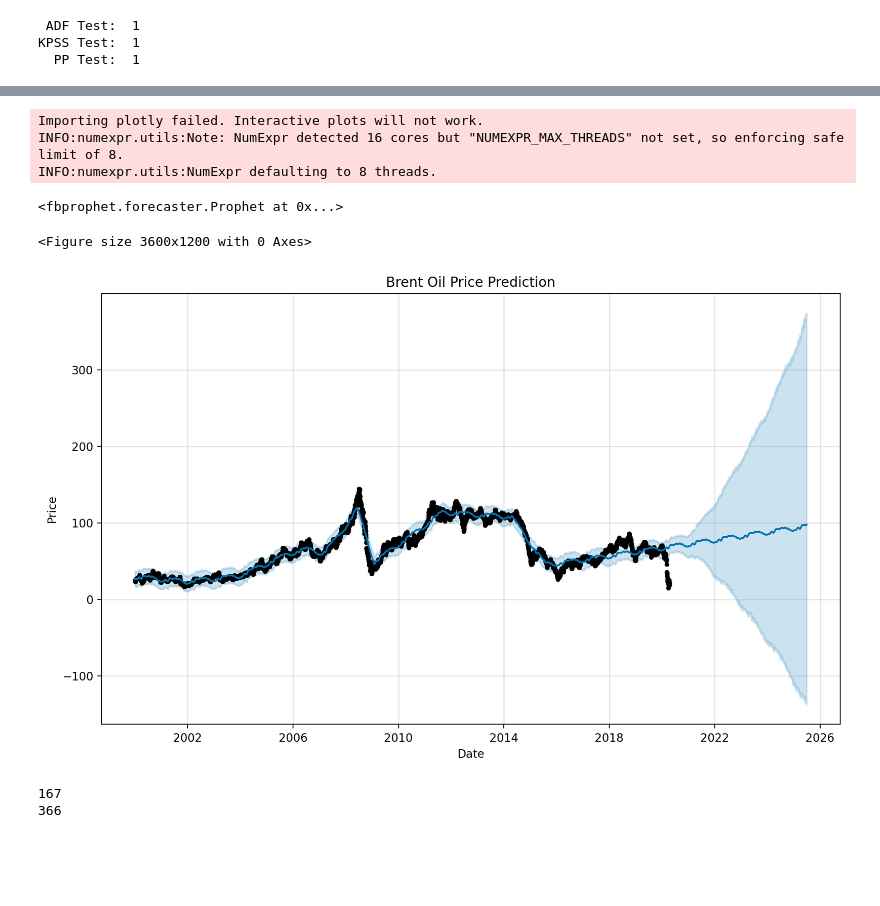
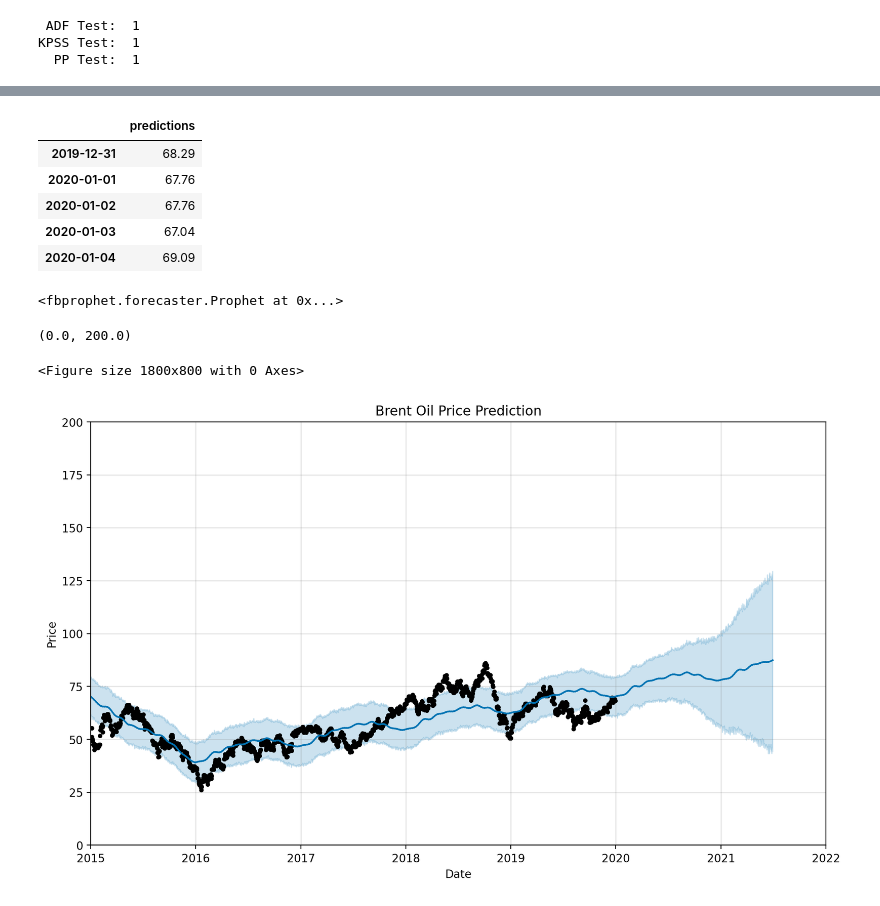
Before and after one commit to marslanahmed/Project2-Predicting-Oil-Prices-using-ARIMA, a Jupyter notebook: project_notebook.ipynb, the cells around one changed output, grey strips where cells are left out. Drawn from its saved outputs; the diff is of its cells as text; code cells hidden in the pictures; blank space fills up the shorter version.

```diff
--- a/project_notebook.ipynb
+++ b/project_notebook.ipynb
@@ -46,6 +5,7 @@ It is the perfect time to implement this algorithm as we don’t expect any more
 """  IMPORTING LIBRARIES  """
 """======================="""
 # Import all necassary libraries used throughout
+import datetime as dt
 import pandas as pd
 pd.set_option('float_format', '{:0.2f}'.format)
 import numpy as np
@@ -57,7 +17,7 @@ warnings.filterwarnings("ignore")
 # Import specific functions
 import matplotlib as mpl
 from matplotlib import pyplot as plt
-fig_width=14
+fig_width=9
 fig_height=4
 mpl.rcParams['figure.dpi']= 200
 mpl.rcParams.update({'figure.figsize':(fig_width,fig_height), 'figure.dpi':200})
@@ -84,4 +44,4 @@ from statsmodels.tsa.arima_model import ARIMA
 
 # Hold the current working directory in a variable
 pwd = os.getcwd()
-print(pwd)
+#print(pwd)
@@ -652,2 +462,12 @@ Freq: D, Length: 366, dtype: float64
 # %%
-prediction = pd.DataFrame(ARIMA_Predict, columns=['predictions']).to_csv('prediction.csv')
+prediction = pd.DataFrame(ARIMA_Predict, columns=['predictions'])#.to_csv('prediction.csv')
+#prediction.head()
+ARIMA2021 = prediction[(prediction.index >= '2019-12-31')]
+ARIMA2021.head()
+# %% [output]
+|  | predictions |
+| 2019-12-31 | 68.29 |
+| 2020-01-01 | 67.76 |
+| 2020-01-02 | 67.76 |
+| 2020-01-03 | 67.04 |
+| 2020-01-04 | 69.09 |
@@ -657,20 +474,30 @@ test = df[df['date' ] >= '2020-04-17']
+# %%
+start = '2000-01-01'
+end   = '2019-12-31'
+"""=================================="""
+""" SPLIT INTO TRAINING & TESTS SETS """
+"""=================================="""
+train = df[(df['date' ] >= start) & (df['date' ] < end)]
+test  = df[df['date' ] >= end]
 # %%
 from fbprophet import Prophet
 d={'ds':train['date'],'y':train['price']}
 df_pred=pd.DataFrame(data=d)
+
 model = Prophet(daily_seasonality=False)
 model.fit(df_pred)
 # %% [output]
-Importing plotly failed. Interactive plots will not work.
-INFO:numexpr.utils:Note: NumExpr detected 16 cores but "NUMEXPR_MAX_THREADS" not set, so enforcing safe limit of 8.
-INFO:numexpr.utils:NumExpr defaulting to 8 threads.
+<fbprophet.forecaster.Prophet at 0x...>
-<fbprophet.forecaster.Prophet at 0x...>
+# %%
+future = model.make_future_dataframe(periods=548)
+forecast = model.predict(future)
 # %%
-future = model.make_future_dataframe(periods=1900)
-forecast = model.predict(future)
-plt.figure(figsize=(18, 6))
+plt.figure()
 model.plot(forecast, xlabel = 'Date', ylabel = 'Price')
-plt.title('Brent Oil Price Prediction');
+plt.title('Brent Oil Price Prediction')
+plt.xlim([dt.date(2015, 1, 1), dt.date(2022, 1, 1)])
+plt.ylim([0,200])
 # %% [output]
-<Figure size 3600x1200 with 0 Axes>
+(0.0, 200.0)
+<Figure size 1800x800 with 0 Axes>
-[figure, old version]
+[figure, new version]
@@ -679,6 +503,0 @@ forecast2019 = forecast[(forecast['ds' ] >= '2020-04-17') & (forecast['ds' ] <=
-# %%
-print(len(forecast2019['ds']))
-print(len(ARIMA_Predict))
-# %% [output]
-167
-366
```
Also changed, not shown: parts of 35 cells of this notebook.
